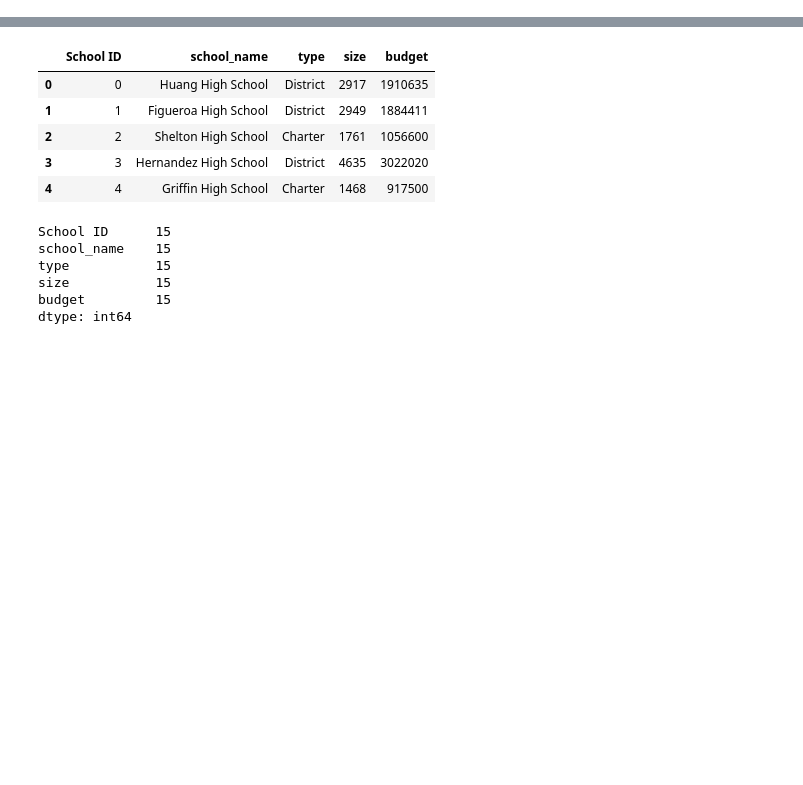
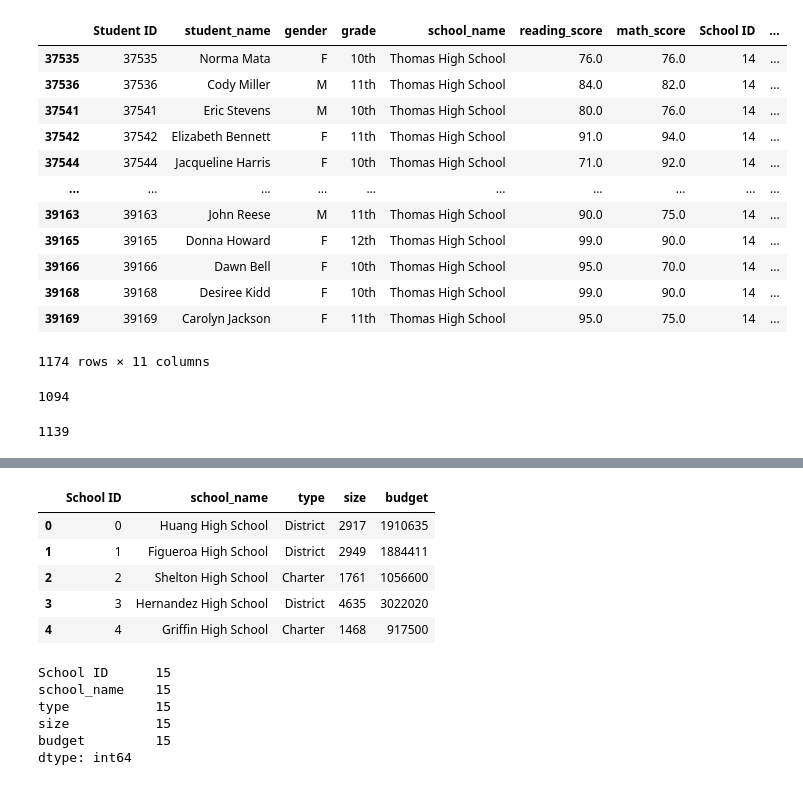
Before and after one commit to ejyongc/School_District_Analysis, a Jupyter notebook: PyCitySchools_Challenge.ipynb, the cells around one changed output, grey strips where cells are left out. Saved outputs shown, nothing was run; the diff lists cells and outputs as text; code cells hidden in the pictures; blank space fills up the shorter version.

Commit message:
finished school analysis

```diff
--- a/PyCitySchools.ipynb
+++ b/PyCitySchools_Challenge.ipynb
@@ -0,0 +1,22 @@
+# %%
+# Dependencies and Setup
+import pandas as pd
+
+# File to Load (Remember to change the path if needed.)
+school_data_to_load = "Resources/schools_complete.csv"
+student_data_to_load = "Resources/students_complete.csv"
+
+# Read the School Data and Student Data and store into a Pandas DataFrame
+school_data_df = pd.read_csv(school_data_to_load)
+student_data_df = pd.read_csv(student_data_to_load)
+
+# Cleaning Student Names and Replacing Substrings in a Python String
+# Add each prefix and suffix to remove to a list.
+prefixes_suffixes = ["Dr. ", "Mr. ","Ms. ", "Mrs. ", "Miss ", " MD", " DDS", " DVM", " PhD"]
+
+# Iterate through the words in the "prefixes_suffixes" list and replace them with an empty space, "".
+for word in prefixes_suffixes:
+    student_data_df["student_name"] = student_data_df["student_name"].str.replace(word,"")
+
+# Check names.
+student_data_df.head(10)
@@ -0,0 +42,8 @@
+# %%
+# Step 2. Use the loc method on the student_data_df to select all the reading scores from the 9th grade at Thomas High School and replace them with NaN.
+
+#grade_df = student_data_df.loc[(student_data_df['grade']=='9th') & (student_data_df['school_name']=='Thomas High School')] = np.NaN
+#grade_df
+
+student_data_df.loc[(student_data_df['grade']=='9th') & (student_data_df['school_name']=='Thomas High School'),'reading_score']=np.NaN
+student_data_df
@@ -0,0 +64,4 @@
+# %%
+#  Step 3. Refactor the code in Step 2 to replace the math scores with NaN.
+student_data_df.loc[(student_data_df['grade']=='9th') & (student_data_df['school_name']=='Thomas High School'),'math_score']=np.NaN
+student_data_df
@@ -0,0 +103,4 @@
+# %%
+# Combine the data into a single dataset
+school_data_complete_df = pd.merge(student_data_df, school_data_df, how="left", on=["school_name", "school_name"])
+school_data_complete_df.head()
@@ -0,0 +297,40 @@
+# %%
+# Step 5.  Get the number of 10th-12th graders from Thomas High School (THS).
+
+ths_students_df = school_data_complete_df.loc[(school_data_complete_df['school_name']=="Thomas High School") & (school_data_complete_df['grade']!= "9th")]
+ths_student_count = ths_students_df['student_name'].count()
+ths_students_df
+# %% [output]
+|  | Student ID | student_name | gender | grade | school_name | reading_score | math_score | School ID | ... |
+| 37535 | 37535 | Norma Mata | F | 10th | Thomas High School | 76.0 | 76.0 | 14 | ... |
+| 37536 | 37536 | Cody Miller | M | 11th | Thomas High School | 84.0 | 82.0 | 14 | ... |
+| 37541 | 37541 | Eric Stevens | M | 10th | Thomas High School | 80.0 | 76.0 | 14 | ... |
+| 37542 | 37542 | Elizabeth Bennett | F | 11th | Thomas High School | 91.0 | 94.0 | 14 | ... |
+| 37544 | 37544 | Jacqueline Harris | F | 10th | Thomas High School | 71.0 | 92.0 | 14 | ... |
+| ... | ... | ... | ... | ... | ... | ... | ... | ... | ... |
+| 39163 | 39163 | John Reese | M | 11th | Thomas High School | 90.0 | 75.0 | 14 | ... |
+| 39165 | 39165 | Donna Howard | F | 12th | Thomas High School | 99.0 | 90.0 | 14 | ... |
+| 39166 | 39166 | Dawn Bell | F | 10th | Thomas High School | 95.0 | 70.0 | 14 | ... |
+| 39168 | 39168 | Desiree Kidd | F | 10th | Thomas High School | 99.0 | 90.0 | 14 | ... |
+| 39169 | 39169 | Carolyn Jackson | F | 11th | Thomas High School | 95.0 | 75.0 | 14 | ... |
+1174 rows × 11 columns
+# %%
+# Step 6. Get all the students passing math from THS
+ths_passing_math_df = ths_students_df.loc[ths_students_df['math_score'] >= 70]
+#ths_passing_math_df
+
+# Count how many THS students passed math
+ths_passing_math_count = ths_passing_math_df['Student ID'].count()
+ths_passing_math_count
+# %% [output]
+1094
+# %%
+# Step 7. Get all the students passing reading from THS
+ths_passing_reading_df = ths_students_df.loc[ths_students_df['reading_score'] >= 70]
+#ths_passing_reading_df
+
+# Count how many THS students passed reading
+ths_passing_reading_count = ths_passing_reading_df['Student ID'].count()
+ths_passing_reading_count
+# %% [output]
+1139
```
Also changed, not shown: parts of 59 cells of this notebook, 1 other file.
